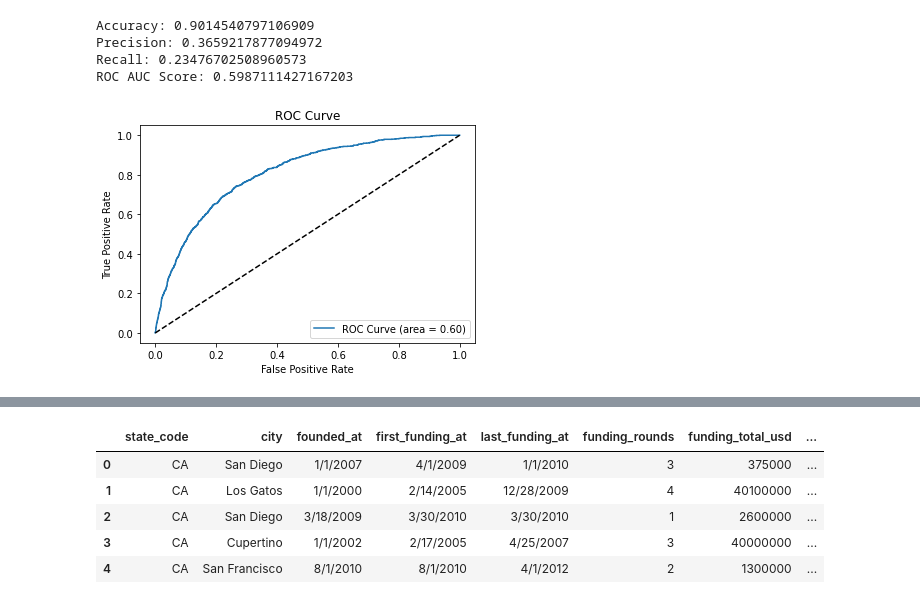
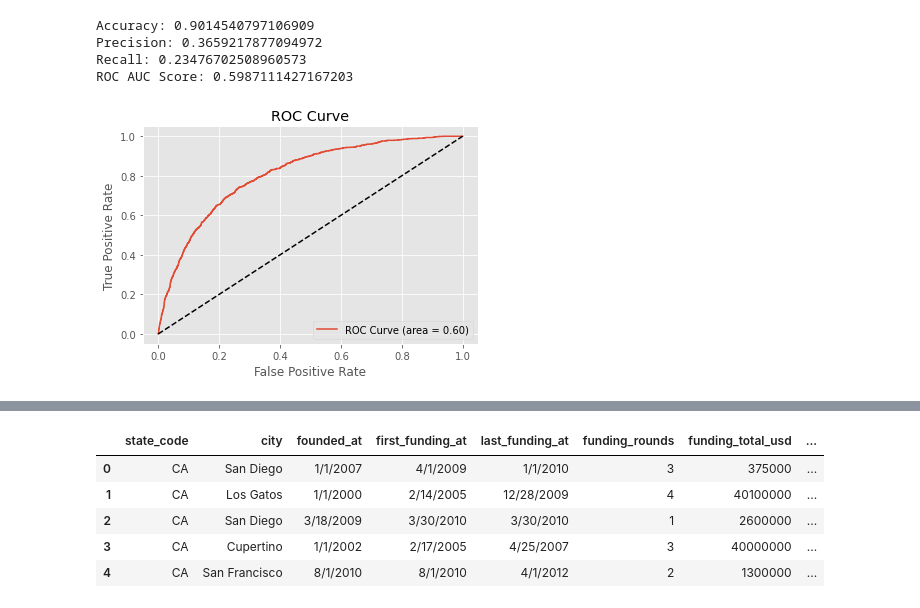
Before and after one commit to MarcLlopart/VC-Investments-Analysis, a Jupyter notebook: 6_classifier.ipynb, the cells around one changed output, grey strips where cells are left out. Cells and saved outputs as stored; diff of their text form; code cells hidden in the pictures.

Commit message:
fix plot

```diff
--- a/6_classifier.ipynb
+++ b/6_classifier.ipynb
@@ -308,16 +308,18 @@ Recall: 0.23476702508960573
 ROC AUC Score: 0.5987111427167203
 # %%
 # Step 5: Plot ROC Curve
+plt.style.use('ggplot')
+
 fpr, tpr, thresholds = roc_curve(y_test, best_xgb.predict_proba(X_test_scaled)[:,1])
 plt.plot(fpr, tpr, label='ROC Curve (area = %0.2f)' % roc_auc)
 plt.plot([0, 1], [0, 1], 'k--')  # Random guessing curve
 plt.xlabel('False Positive Rate')
 plt.ylabel('True Positive Rate')
 plt.title('ROC Curve')
 plt.legend(loc="lower right")
 plt.show()
 # %% [output]
-[figure, old version]
+[figure, new version]
 # %%
 test_data.head()
 # %% [output]
```
Also changed, not shown: parts of 1 cell of this notebook.
